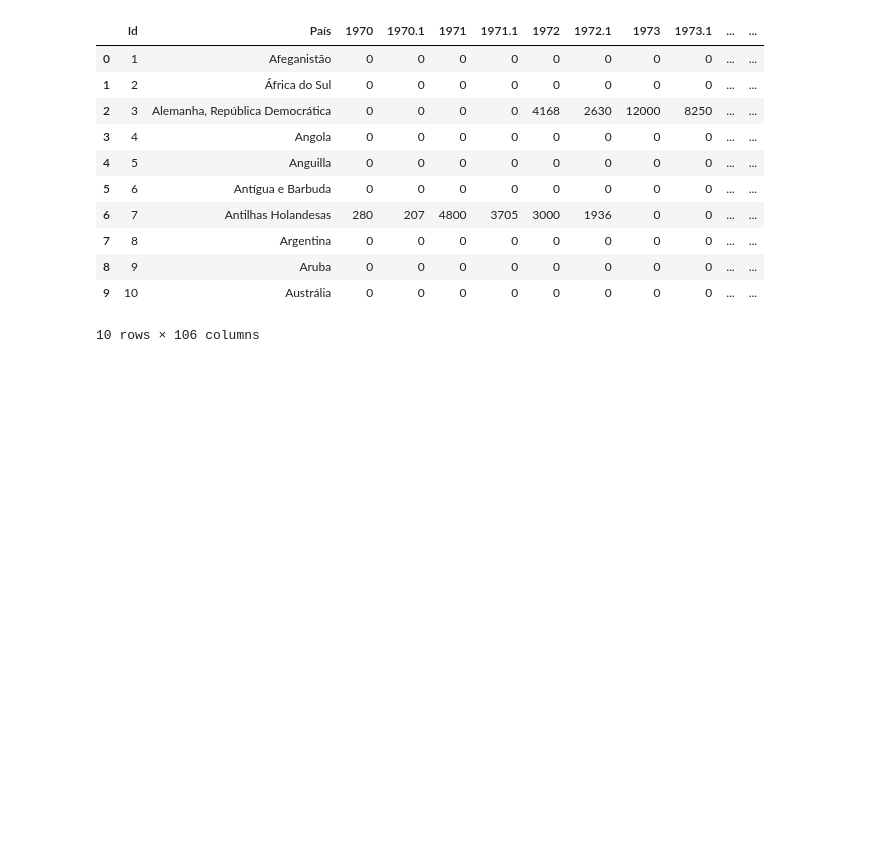
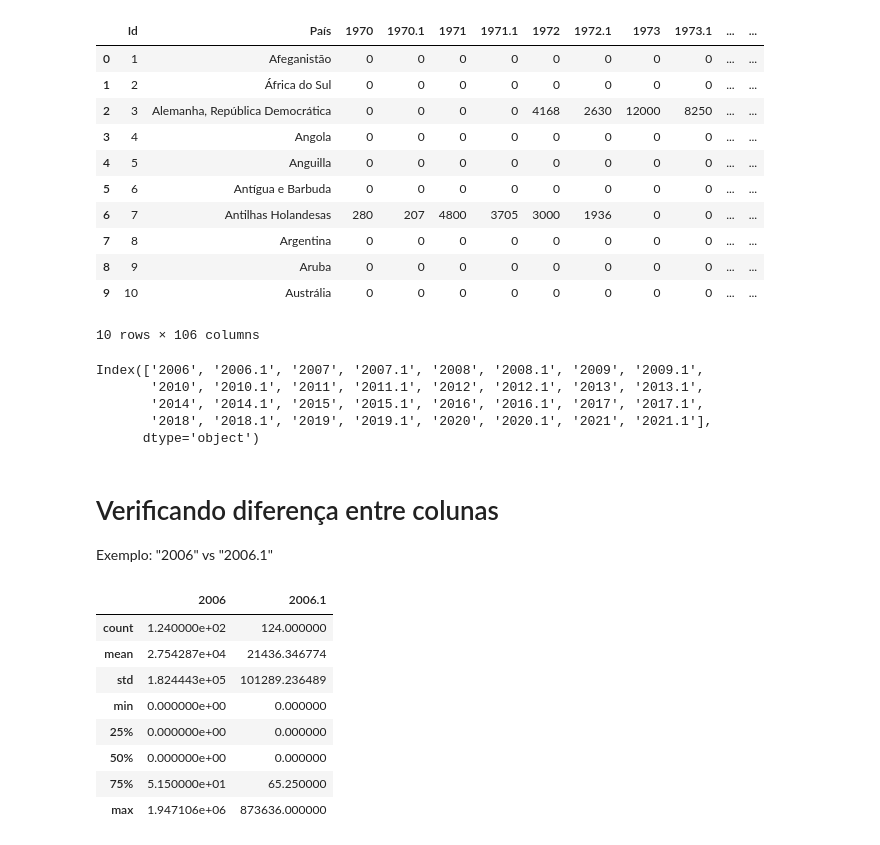
Before and after one commit to annamatias/datavisualization, a Jupyter notebook: vitivinicultura/exploratory_vinicola.ipynb, the cells around one changed output. Drawn from its saved outputs; the diff is of its cells as text; code cells hidden in the pictures; blank space fills up the shorter version.

```diff
--- a/vitivinicultura/exploratory_vinicola.ipynb
+++ b/vitivinicultura/exploratory_vinicola.ipynb
@@ -52,0 +49,26 @@ df.head(10)
+# %%
+df.columns[73:]
+# %% [output]
+Index(['2006', '2006.1', '2007', '2007.1', '2008', '2008.1', '2009', '2009.1',
+       '2010', '2010.1', '2011', '2011.1', '2012', '2012.1', '2013', '2013.1',
+       '2014', '2014.1', '2015', '2015.1', '2016', '2016.1', '2017', '2017.1',
+       '2018', '2018.1', '2019', '2019.1', '2020', '2020.1', '2021', '2021.1'],
+      dtype='object')
+# %% [markdown]
+# Verificando diferença entre colunas
+Exemplo: "2006" vs "2006.1"
+# %%
+cols_diff = ['2006', '2006.1']
+df_diff = df.loc[:, cols_diff]
+# %%
+df_diff.describe()
+# %% [output]
+|  | 2006 | 2006.1 |
+| count | 1.240000e+02 | 124.000000 |
+| mean | 2.754287e+04 | 21436.346774 |
+| std | 1.824443e+05 | 101289.236489 |
+| min | 0.000000e+00 | 0.000000 |
+| 25% | 0.000000e+00 | 0.000000 |
+| 50% | 0.000000e+00 | 0.000000 |
+| 75% | 5.150000e+01 | 65.250000 |
+| max | 1.947106e+06 | 873636.000000 |
```
Also changed, not shown: parts of 10 cells of this notebook, 1 other file.
